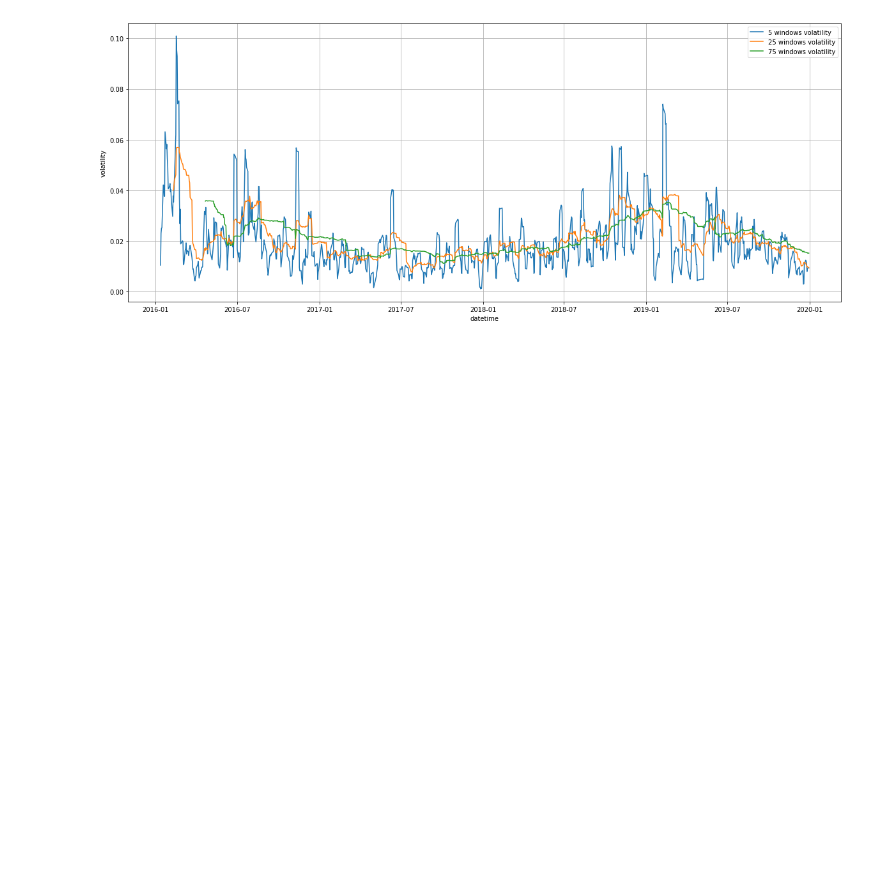
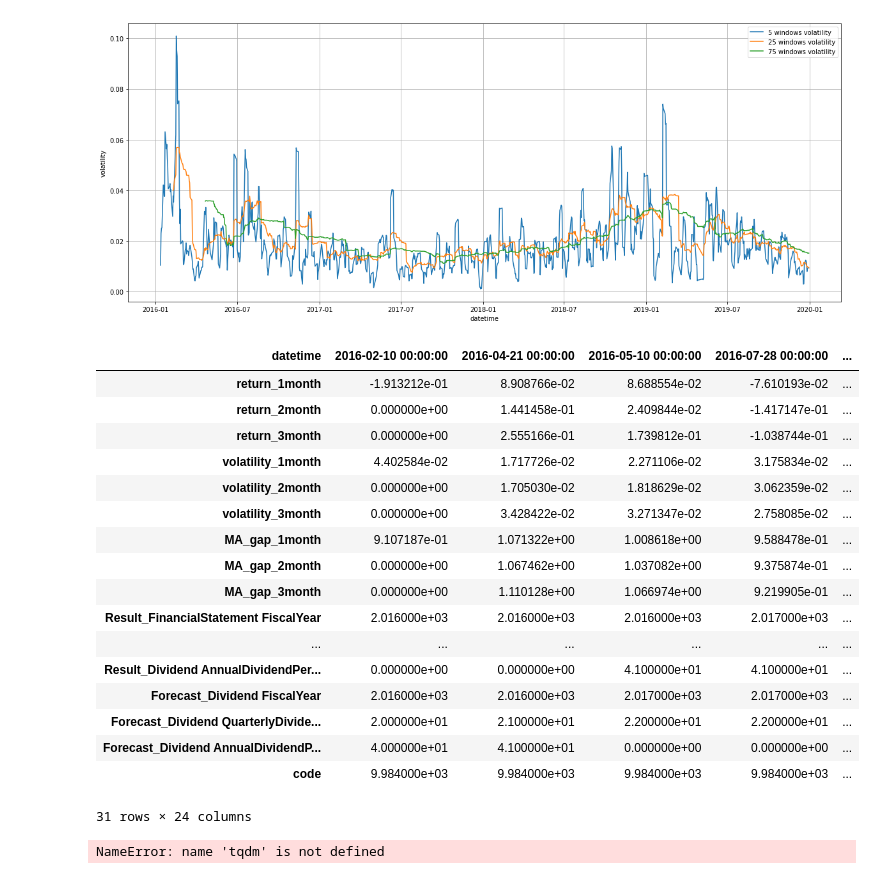
Before and after one commit to Takuzo01/signate_quants, a Jupyter notebook: quants_analysis.ipynb, the cells around one changed output. Cells and saved outputs as stored; diff of their text form; code cells hidden in the pictures; blank space fills up the shorter version.

```diff
--- a/quants_analysis.ipynb
+++ b/quants_analysis.ipynb
@@ -234,0 +380,22 @@ ax.legend()
+# %%
+df = get_features_for_predict(dfs, 9984)
+df.T
+# %% [output]
+| datetime | 2016-02-10 00:00:00 | 2016-04-21 00:00:00 | 2016-05-10 00:00:00 | 2016-07-28 00:00:00 | ... |
+| return_1month | -1.913212e-01 | 8.908766e-02 | 8.688554e-02 | -7.610193e-02 | ... |
+| return_2month | 0.000000e+00 | 1.441458e-01 | 2.409844e-02 | -1.417147e-01 | ... |
+| return_3month | 0.000000e+00 | 2.555166e-01 | 1.739812e-01 | -1.038744e-01 | ... |
+| volatility_1month | 4.402584e-02 | 1.717726e-02 | 2.271106e-02 | 3.175834e-02 | ... |
+| volatility_2month | 0.000000e+00 | 1.705030e-02 | 1.818629e-02 | 3.062359e-02 | ... |
+| volatility_3month | 0.000000e+00 | 3.428422e-02 | 3.271347e-02 | 2.758085e-02 | ... |
+| MA_gap_1month | 9.107187e-01 | 1.071322e+00 | 1.008618e+00 | 9.588478e-01 | ... |
+| MA_gap_2month | 0.000000e+00 | 1.067462e+00 | 1.037082e+00 | 9.375874e-01 | ... |
+| MA_gap_3month | 0.000000e+00 | 1.110128e+00 | 1.066974e+00 | 9.219905e-01 | ... |
+| Result_FinancialStatement FiscalYear | 2.016000e+03 | 2.016000e+03 | 2.016000e+03 | 2.017000e+03 | ... |
+| ... | ... | ... | ... | ... | ... |
+| Result_Dividend AnnualDividendPer... | 0.000000e+00 | 0.000000e+00 | 4.100000e+01 | 4.100000e+01 | ... |
+| Forecast_Dividend FiscalYear | 2.016000e+03 | 2.016000e+03 | 2.017000e+03 | 2.017000e+03 | ... |
+| Forecast_Dividend QuarterlyDivide... | 2.000000e+01 | 2.100000e+01 | 2.200000e+01 | 2.200000e+01 | ... |
+| Forecast_Dividend AnnualDividendP... | 4.000000e+01 | 4.100000e+01 | 0.000000e+00 | 0.000000e+00 | ... |
+| code | 9.984000e+03 | 9.984000e+03 | 9.984000e+03 | 9.984000e+03 | ... |
+31 rows × 24 columns
@@ -234,0 +471,13 @@ ax.legend()
+# %%
+# 対象銘柄コードを定義
+codes = [9984]
+# 対象の目的変数を定義
+label = "label_high_20"
+# 特徴量を取得
+feat = get_features_for_predict(dfs, codes[0])
+# 特徴量と目的変数を入力し、分割データを取得
+ret = get_features_and_label(dfs, codes, feat, label)
+for v in ret:
+    print(v.T)
+# %% [output]
+NameError: name 'tqdm' is not defined
```
Also changed, not shown: parts of 6 cells of this notebook, 1 other file.
